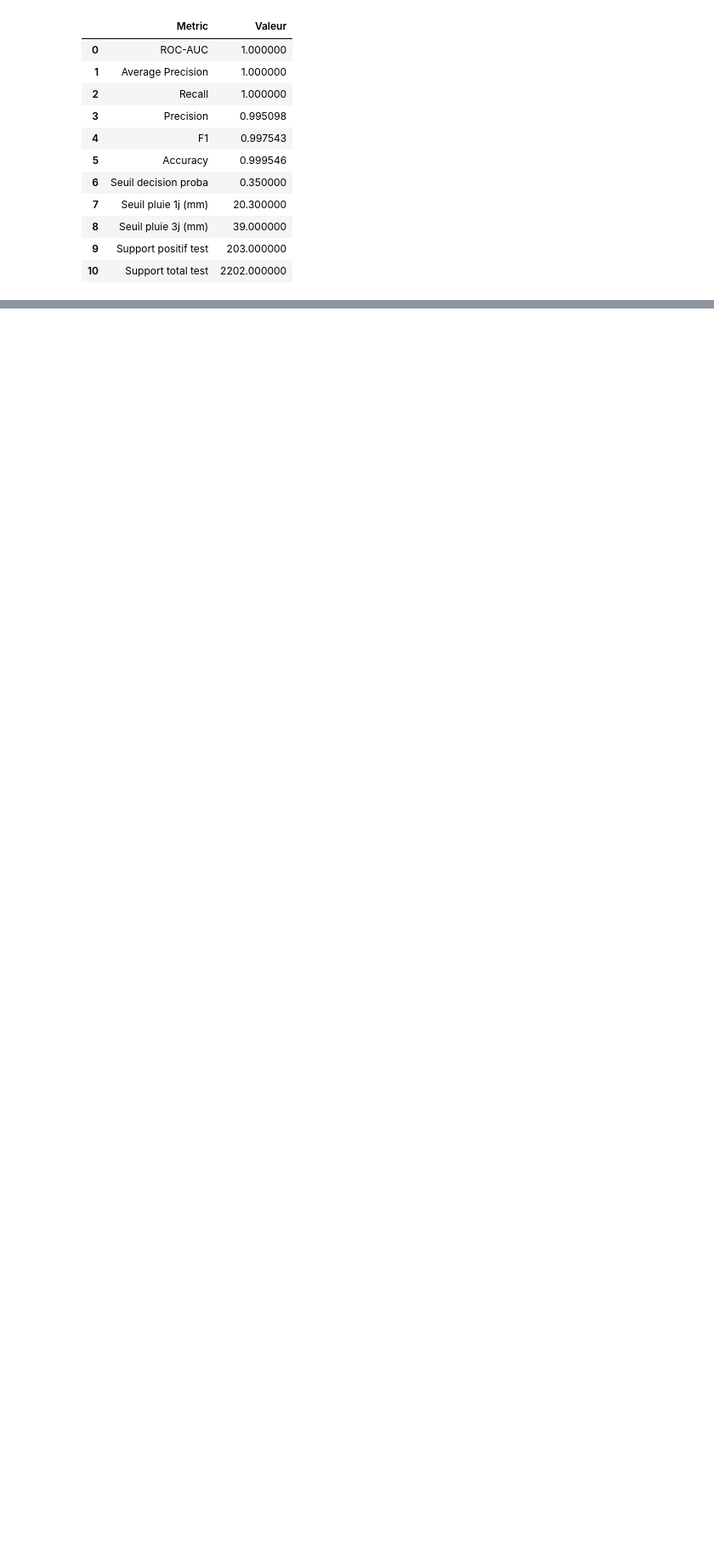
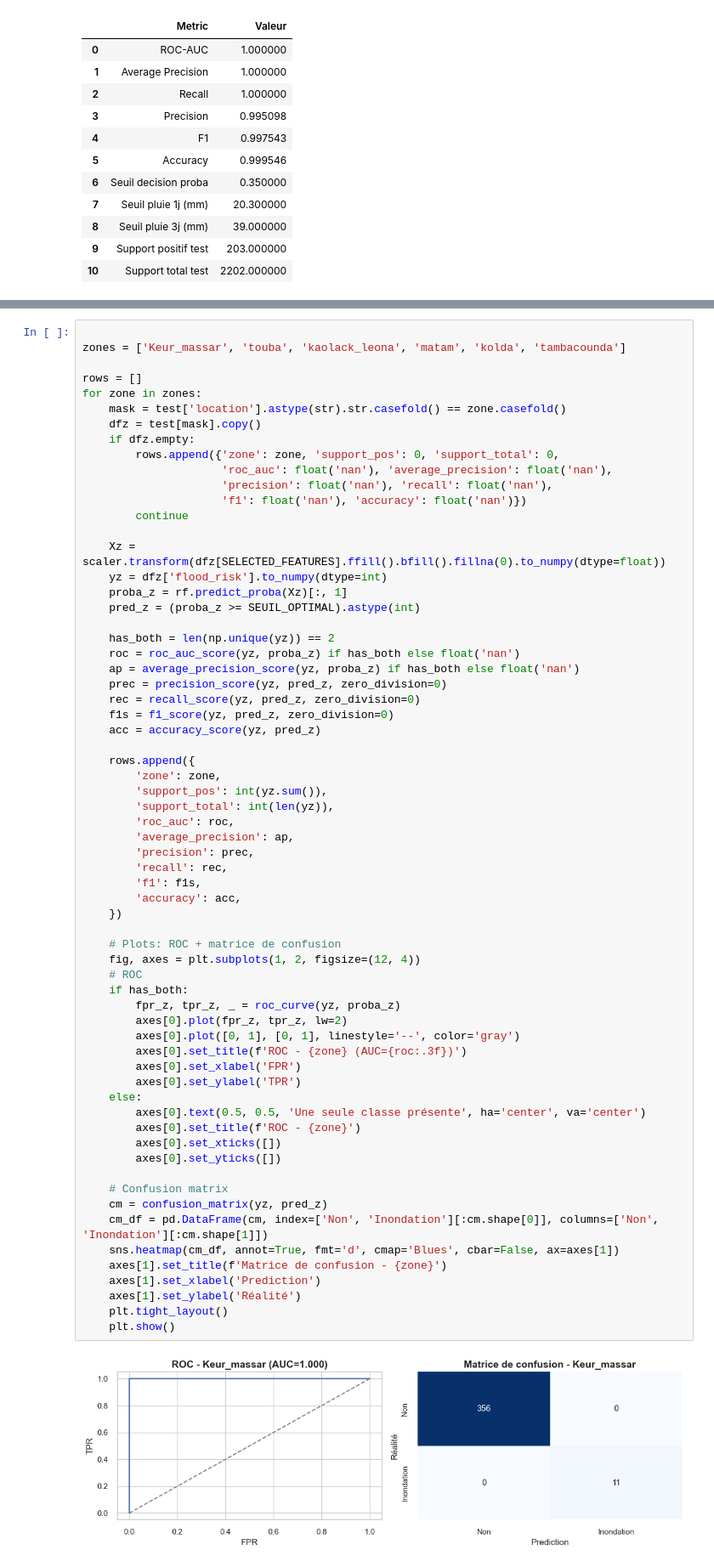
Before and after one commit to ahmadous/FloodGuardAi, a Jupyter notebook: flood_api/model.ipynb, the cells around one changed output, grey strips where cells are left out. Shown at 85% size. Cells and saved outputs as stored; diff of their text form; blank space fills up the shorter version.

```diff
--- a/flood_api/model.ipynb
+++ b/flood_api/model.ipynb
@@ -704,0 +707,67 @@ summary_table
+# %%
+
+zones = ['Keur_massar', 'touba', 'kaolack_leona', 'matam', 'kolda', 'tambacounda']
+
+rows = []
+for zone in zones:
+    mask = test['location'].astype(str).str.casefold() == zone.casefold()
+    dfz = test[mask].copy()
+    if dfz.empty:
+        rows.append({'zone': zone, 'support_pos': 0, 'support_total': 0,
+                     'roc_auc': float('nan'), 'average_precision': float('nan'),
+                     'precision': float('nan'), 'recall': float('nan'),
+                     'f1': float('nan'), 'accuracy': float('nan')})
+        continue
+
+    Xz = scaler.transform(dfz[SELECTED_FEATURES].ffill().bfill().fillna(0).to_numpy(dtype=float))
+    yz = dfz['flood_risk'].to_numpy(dtype=int)
+    proba_z = rf.predict_proba(Xz)[:, 1]
+    pred_z = (proba_z >= SEUIL_OPTIMAL).astype(int)
+
+    has_both = len(np.unique(yz)) == 2
+    roc = roc_auc_score(yz, proba_z) if has_both else float('nan')
+    ap = average_precision_score(yz, proba_z) if has_both else float('nan')
+    prec = precision_score(yz, pred_z, zero_division=0)
+    rec = recall_score(yz, pred_z, zero_division=0)
+    f1s = f1_score(yz, pred_z, zero_division=0)
+    acc = accuracy_score(yz, pred_z)
+
+    rows.append({
+        'zone': zone,
+        'support_pos': int(yz.sum()),
+        'support_total': int(len(yz)),
+        'roc_auc': roc,
+        'average_precision': ap,
+        'precision': prec,
+        'recall': rec,
+        'f1': f1s,
+        'accuracy': acc,
+    })
+
+    # Plots: ROC + matrice de confusion
+    fig, axes = plt.subplots(1, 2, figsize=(12, 4))
+    # ROC
+    if has_both:
+        fpr_z, tpr_z, _ = roc_curve(yz, proba_z)
+        axes[0].plot(fpr_z, tpr_z, lw=2)
+        axes[0].plot([0, 1], [0, 1], linestyle='--', color='gray')
+        axes[0].set_title(f'ROC - {zone} (AUC={roc:.3f})')
+        axes[0].set_xlabel('FPR')
+        axes[0].set_ylabel('TPR')
+    else:
+        axes[0].text(0.5, 0.5, 'Une seule classe présente', ha='center', va='center')
+        axes[0].set_title(f'ROC - {zone}')
+        axes[0].set_xticks([])
+        axes[0].set_yticks([])
+
+    # Confusion matrix
+    cm = confusion_matrix(yz, pred_z)
+    cm_df = pd.DataFrame(cm, index=['Non', 'Inondation'][:cm.shape[0]], columns=['Non', 'Inondation'][:cm.shape[1]])
+    sns.heatmap(cm_df, annot=True, fmt='d', cmap='Blues', cbar=False, ax=axes[1])
+    axes[1].set_title(f'Matrice de confusion - {zone}')
+    axes[1].set_xlabel('Prediction')
+    axes[1].set_ylabel('Réalité')
+    plt.tight_layout()
+    plt.show()
+# %% [output]
+[figure, added]
```
Also changed, not shown: parts of 5 cells of this notebook, 3 other files.
